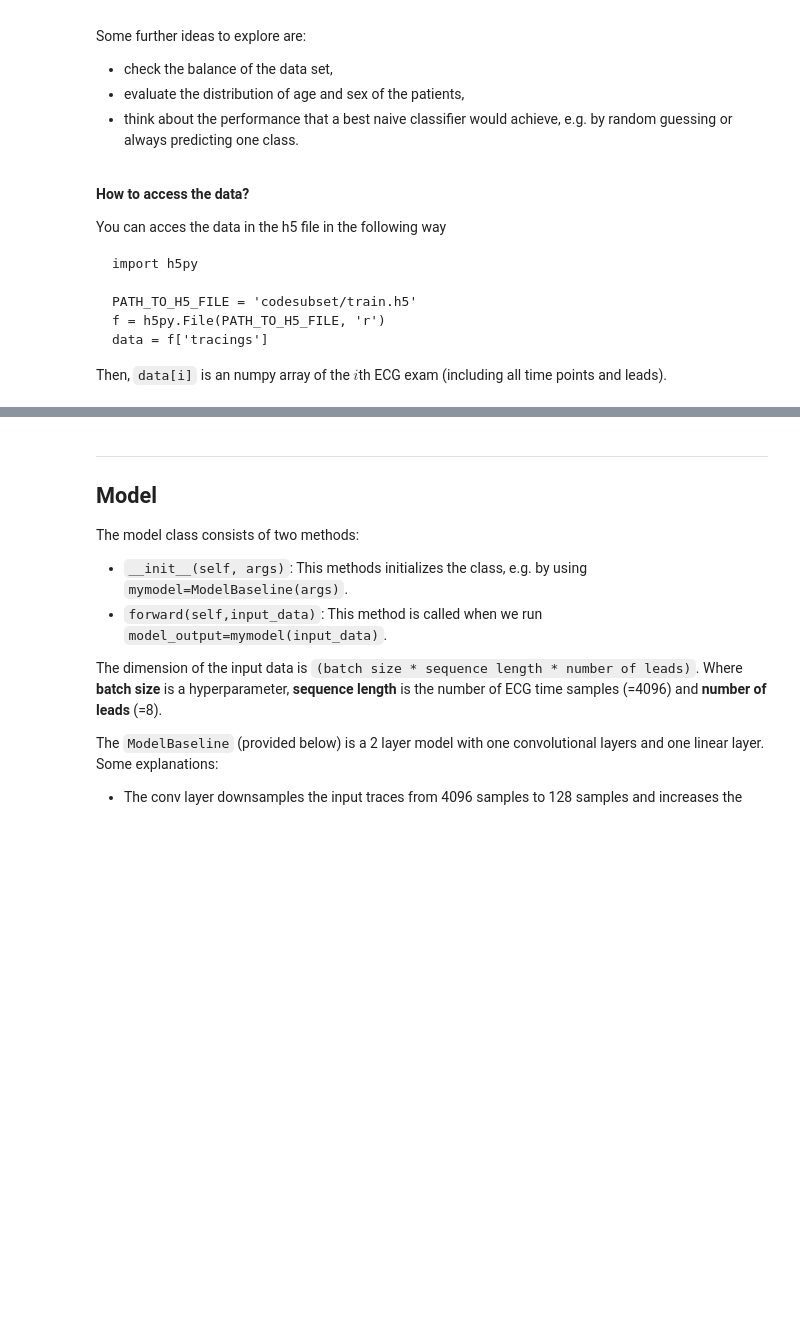
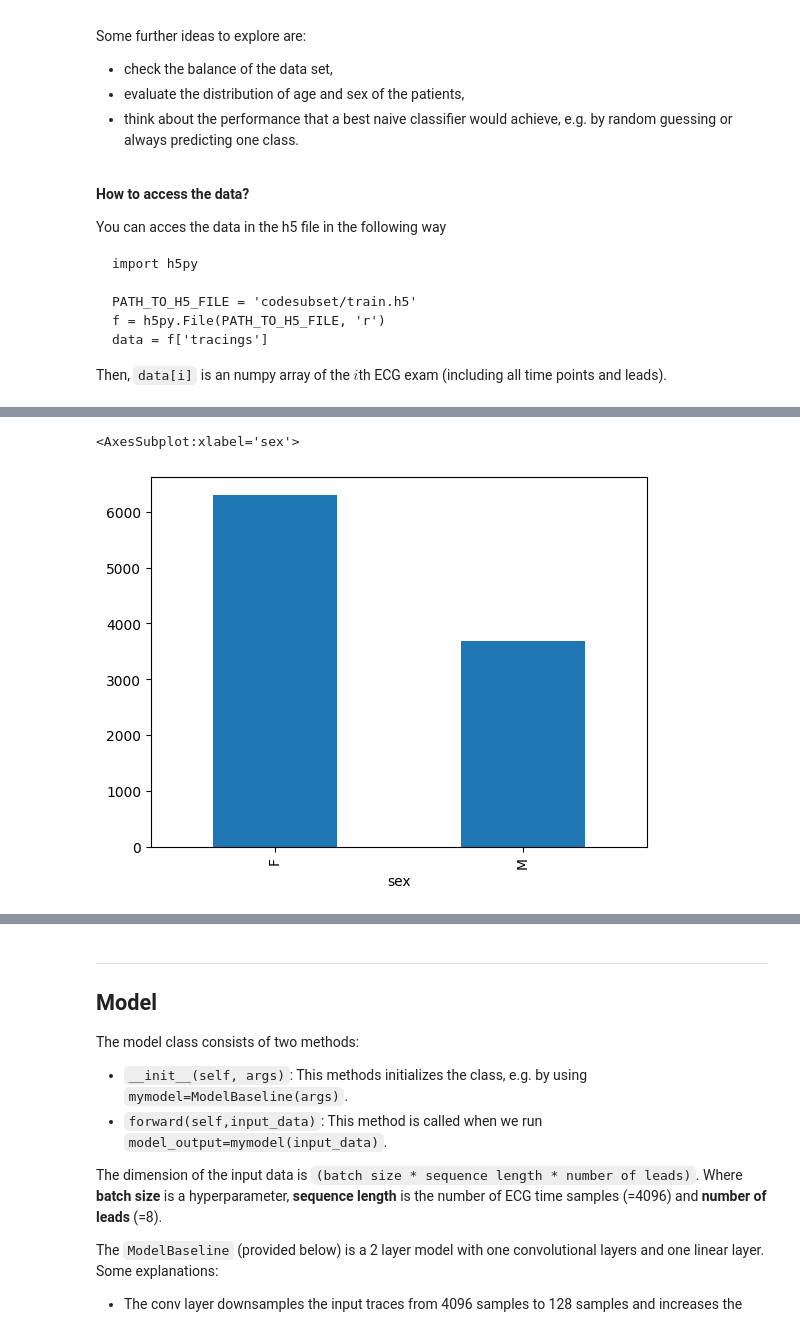
Before and after one commit to drexlerd/wasp-assignmen-af-classification, a Jupyter notebook: assignment_ecg_classification.ipynb, the cells around one changed output, grey strips where cells are left out. Cells and saved outputs as stored; diff of their text form; code cells hidden in the pictures; blank space fills up the shorter version.

Commit message:
Added more data analysis

```diff
--- a/assignment_ecg_classification.ipynb
+++ b/assignment_ecg_classification.ipynb
@@ -181,9 +212,14 @@ TASK: Insert your code here
 import h5py
 
 PATH_TO_H5_FILE = 'codesubset/train.h5'
+PATH_TO_CSV_FILE = 'codesubset/train.csv'
+df = pd.read_csv(PATH_TO_CSV_FILE)
 f = h5py.File(PATH_TO_H5_FILE, 'r')
-print(f)
 data = f['tracings']
 
-data
+print(df.dtypes)
+
+print(df["sex"].value_counts())
+
+df
 # %% [output]
@@ -191,0 +250,5 @@ data
+# %%
+df["sex"].value_counts().plot(kind="bar")
+# %% [output]
+<AxesSubplot:xlabel='sex'>
+[figure, added]
```
Also changed, not shown: parts of 16 cells of this notebook, 4 other files.
